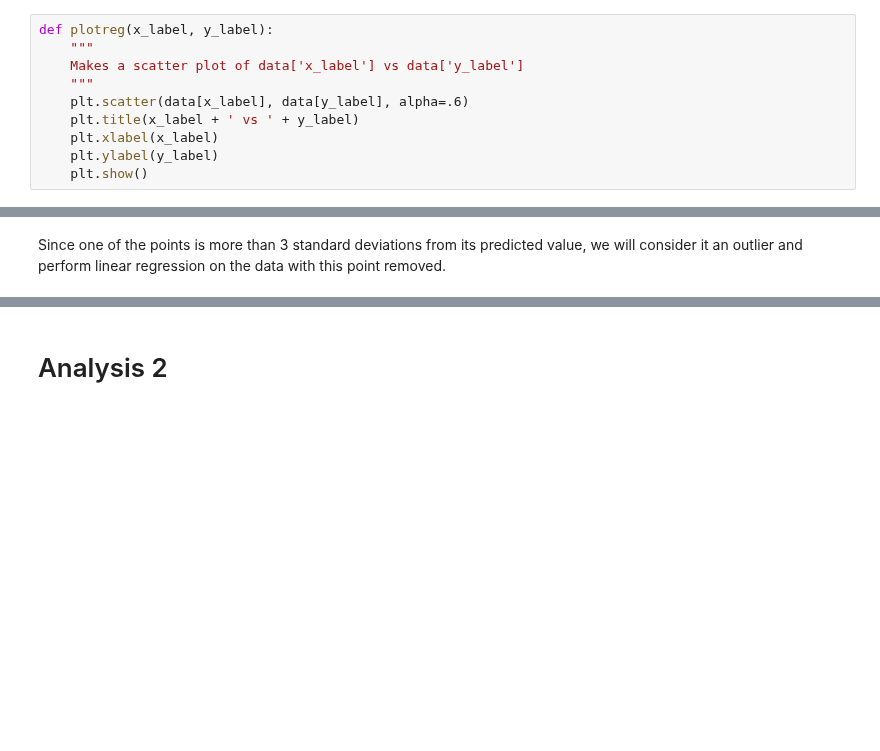
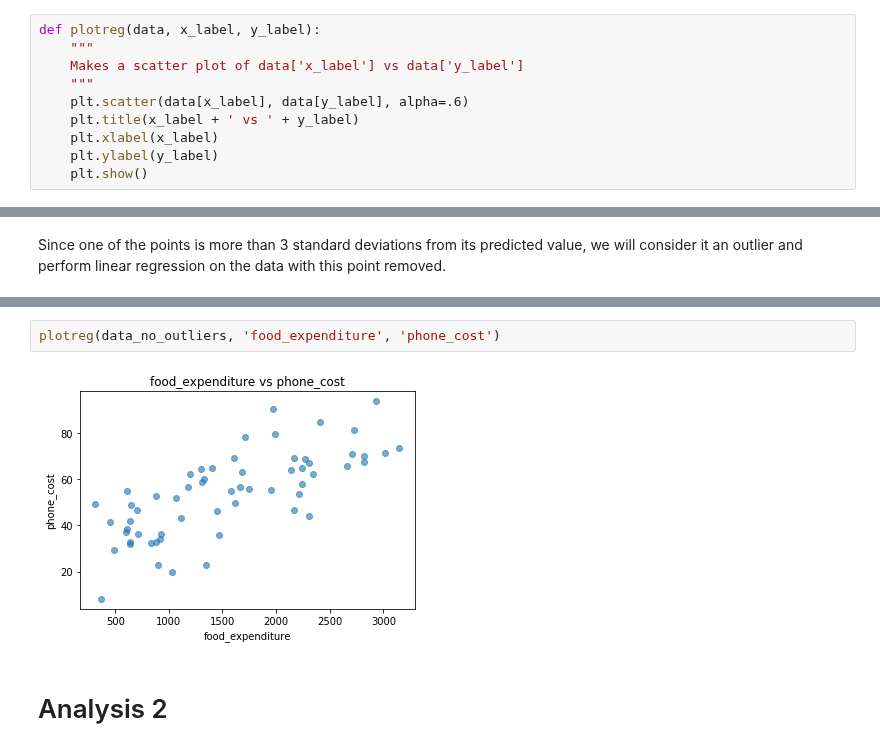
Before and after one commit to tklausner/info2950-project, a Jupyter notebook: INFO2950_Project.ipynb, the cells around one changed output, grey strips where cells are left out. Saved outputs shown, nothing was run; the diff lists cells and outputs as text; blank space fills up the shorter version.

```diff
--- a/INFO2950_Project.ipynb
+++ b/INFO2950_Project.ipynb
@@ -483,7 +428,7 @@ internet_users = data['internet_users']
 GDP = data['GDP']
 gender_gap = data['gender_gap']
 # %%
-def plotreg(x_label, y_label):
+def plotreg(data, x_label, y_label):
     """
     Makes a scatter plot of data['x_label'] vs data['y_label']
     """
@@ -529,3 +481,7 @@ data_no_o = data[abs(student_residuals) <= 3]
+# %%
+plotreg(data_no_outliers, 'food_expenditure', 'phone_cost')
+# %% [output]
+[figure, added]
 # %% [markdown]
 # Analysis 2
 # %% [markdown]
```
Also changed, not shown: parts of 15 cells of this notebook.
